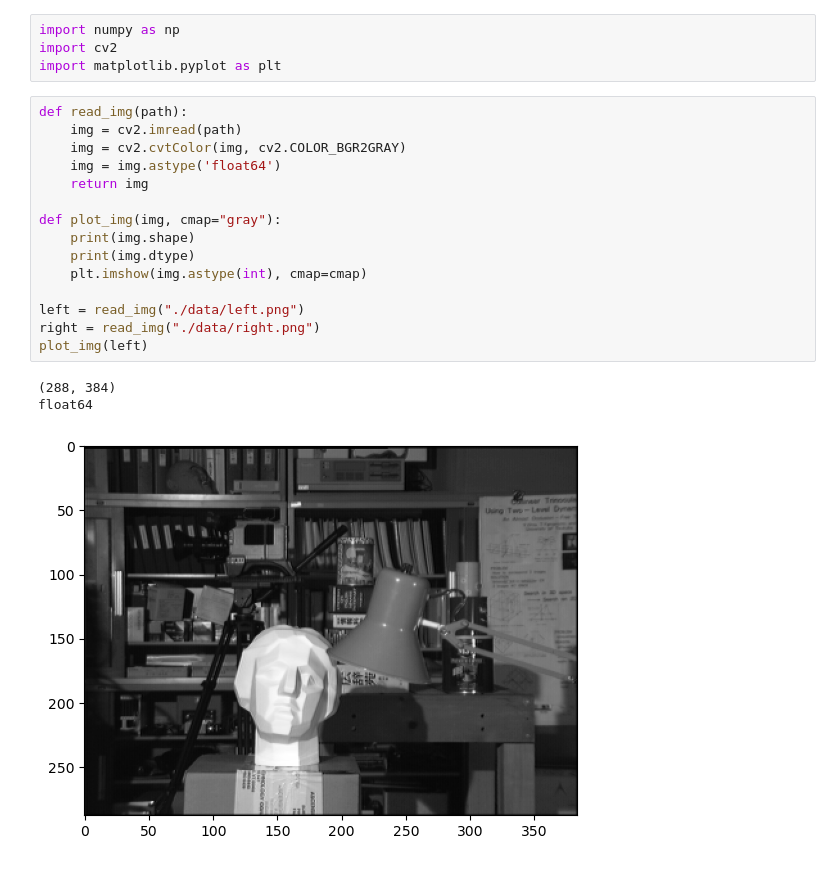
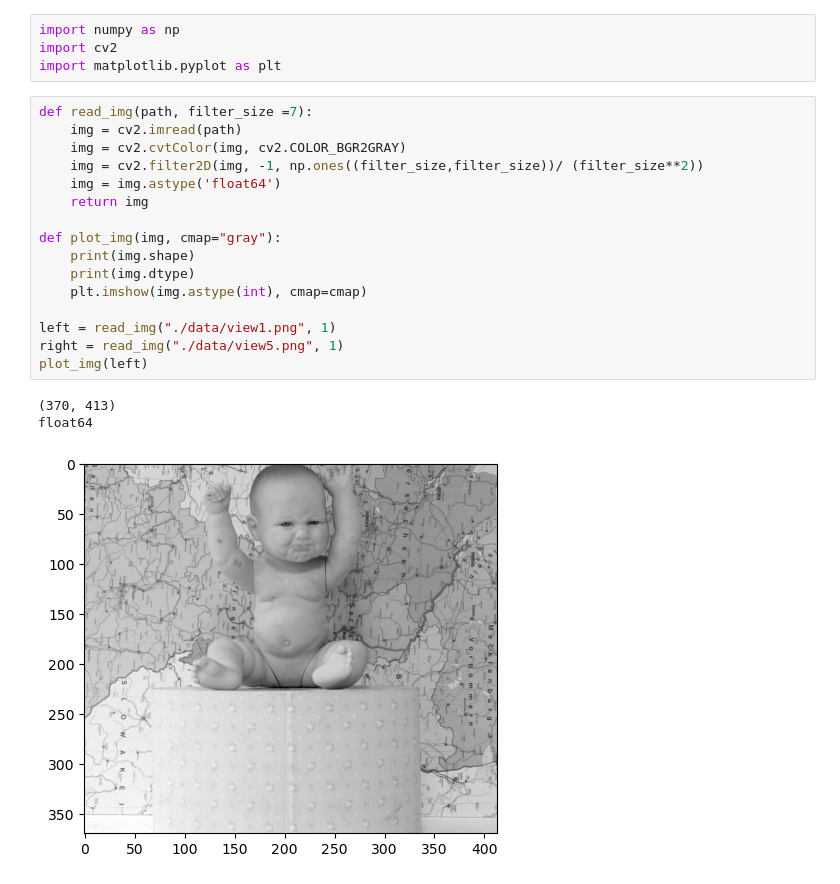
Before and after one commit to BongNT/AIO-projects, a Jupyter notebook: StereoMatching/StereoMatching.ipynb, the cells around one changed output. Drawn from its saved outputs; the diff is of its cells as text.

Commit message:
update imgs data and windown base algo

```diff
--- a/StereoMatching/StereoMatching.ipynb
+++ b/StereoMatching/StereoMatching.ipynb
@@ -3,21 +3,22 @@ import numpy as np
 import cv2
 import matplotlib.pyplot as plt
 # %%
-def read_img(path):
+def read_img(path, filter_size =7):
     img = cv2.imread(path)
     img = cv2.cvtColor(img, cv2.COLOR_BGR2GRAY)
+    img = cv2.filter2D(img, -1, np.ones((filter_size,filter_size))/ (filter_size**2))
     img = img.astype('float64')
     return img
 
 def plot_img(img, cmap="gray"):
     print(img.shape)
     print(img.dtype)
     plt.imshow(img.astype(int), cmap=cmap)
 
-left = read_img("./data/left.png")
-right = read_img("./data/right.png")
+left = read_img("./data/view1.png", 1)
+right = read_img("./data/view5.png", 1)
 plot_img(left)
 # %% [output]
-(288, 384)
+(370, 413)
 float64
-[figure, old version]
+[figure, new version]
```
Also changed, not shown: parts of 4 cells of this notebook, 5 other files.
